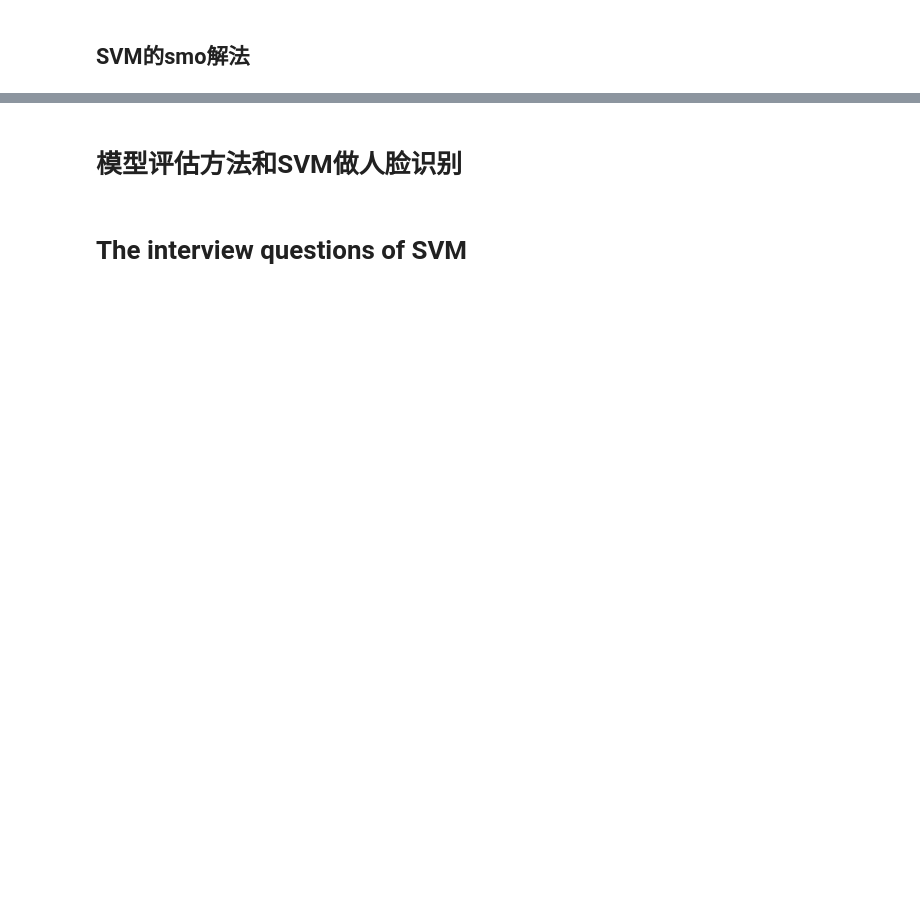
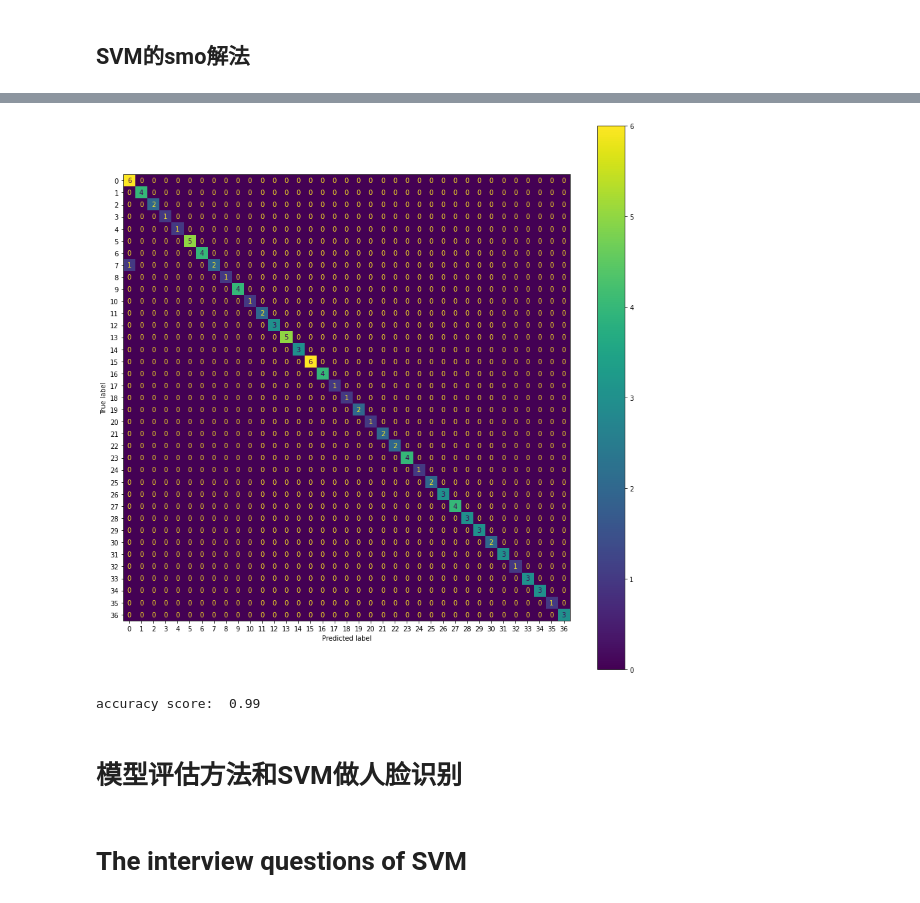
Before and after one commit to yeb2Binfang/ECE-GY-9163-ML-cyber, a Jupyter notebook: Lab/SVM_lab.ipynb, the cells around one changed output, grey strips where cells are left out. Cells and saved outputs as stored; diff of their text form; code cells hidden in the pictures; blank space fills up the shorter version.

```diff
--- a/Lab/SVM_lab.ipynb
+++ b/Lab/SVM_lab.ipynb
@@ -537,0 +634,3 @@ The essential part of SVM is to maximize the margin which means we need to find
+# %%
+# split the data
+X_train, X_test, y_train, y_test = train_test_split(faces.data, faces.target, test_size = 0.25, random_state=0)
@@ -538,3 +680,13 @@ The essential part of SVM is to maximize the margin which means we need to find
+# %%
+fig, ax = plt.subplots(figsize=(15, 15))
+plot_confusion_matrix(svc_1, X_test, y_test,ax=ax)
+plt.show()
+# %% [output]
+[figure, added]
+# %%
+print("accuracy score: ", accuracy_score(y_pred, y_test))
+# %% [output]
+accuracy score:  0.99
 # %% [markdown]
 # 模型评估方法和SVM做人脸识别
 # %% [markdown]
```
Also changed, not shown: parts of 21 cells of this notebook.
